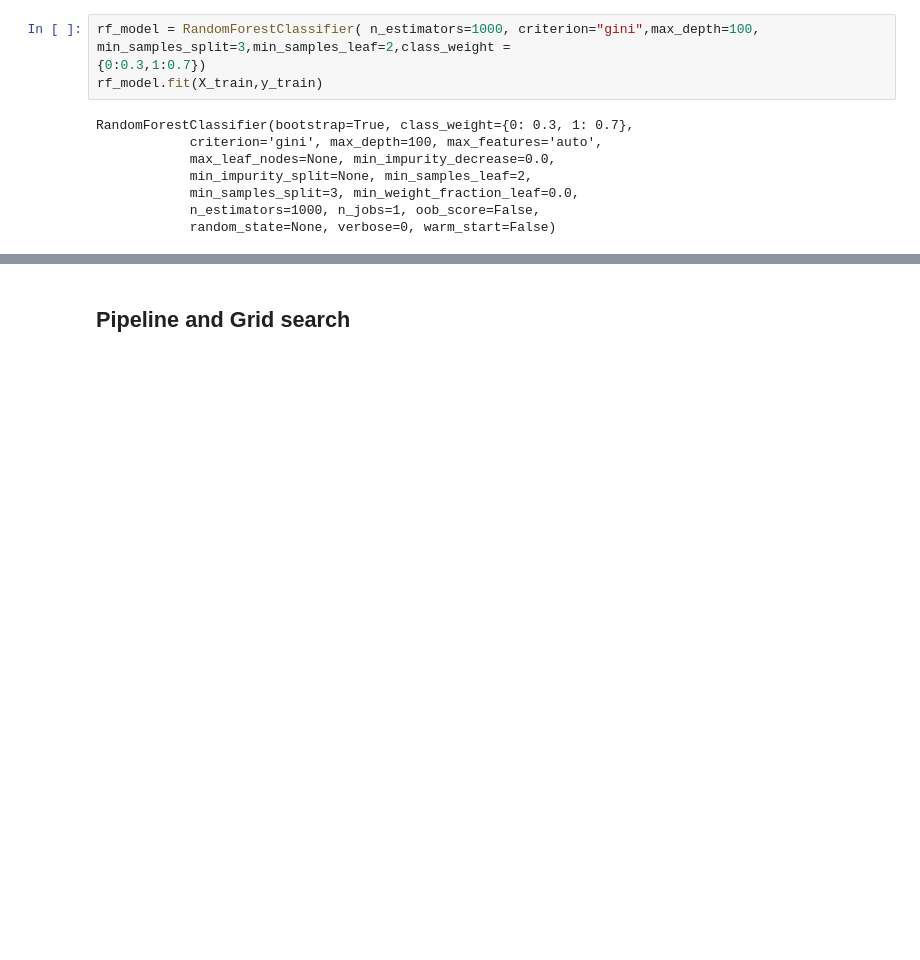
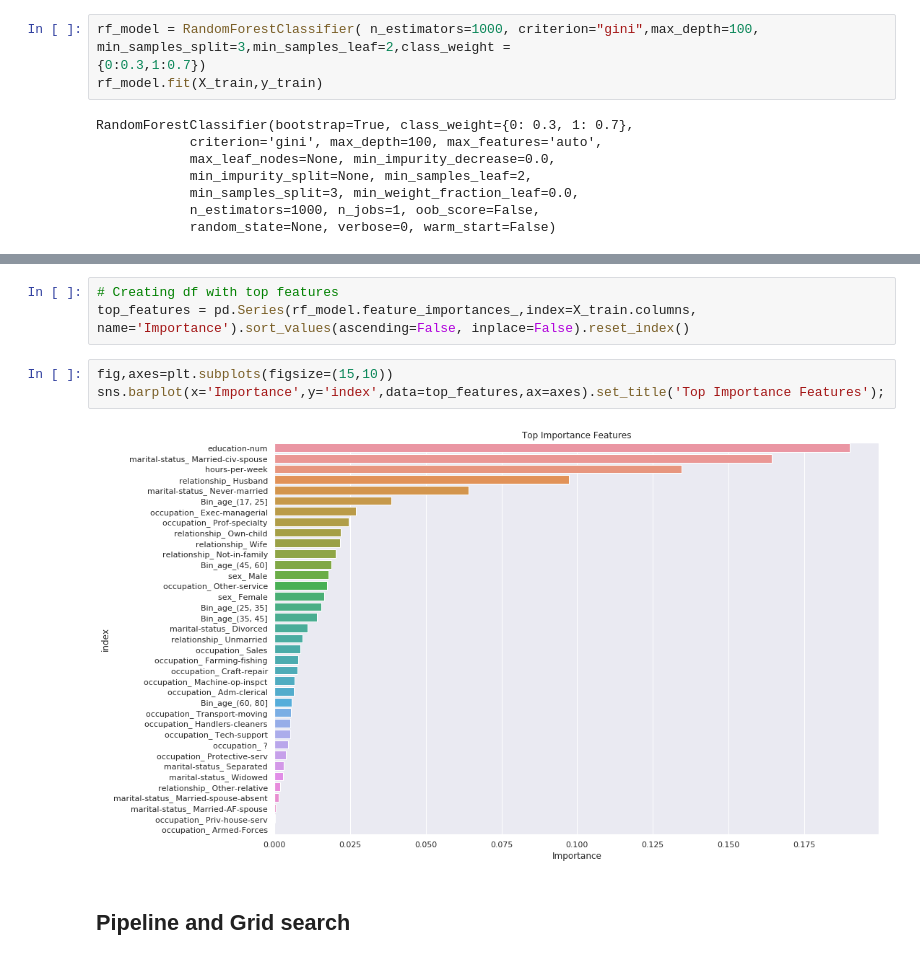
Before and after one commit to thiagobtr/ML_Classification, a Jupyter notebook: ML_Census_Classf.ipynb, the cells around one changed output, grey strips where cells are left out. Cells and saved outputs as stored; diff of their text form; blank space fills up the shorter version.

```diff
--- a/ML_Census_Classf.ipynb
+++ b/ML_Census_Classf.ipynb
@@ -462,3 +489,12 @@ sns.barplot(x=X_train.columns,y=rf_model.feature_importances_);
+# %%
+# Creating df with top features
+top_features = pd.Series(rf_model.feature_importances_,index=X_train.columns,
+name='Importance').sort_values(ascending=False, inplace=False).reset_index()
+# %%
+fig,axes=plt.subplots(figsize=(15,10))
+sns.barplot(x='Importance',y='index',data=top_features,ax=axes).set_title('Top Importance Features');
+# %% [output]
+[figure, added]
 # %% [markdown]
 ## Pipeline and Grid search
 # %%
```
Also changed, not shown: parts of 19 cells of this notebook.
